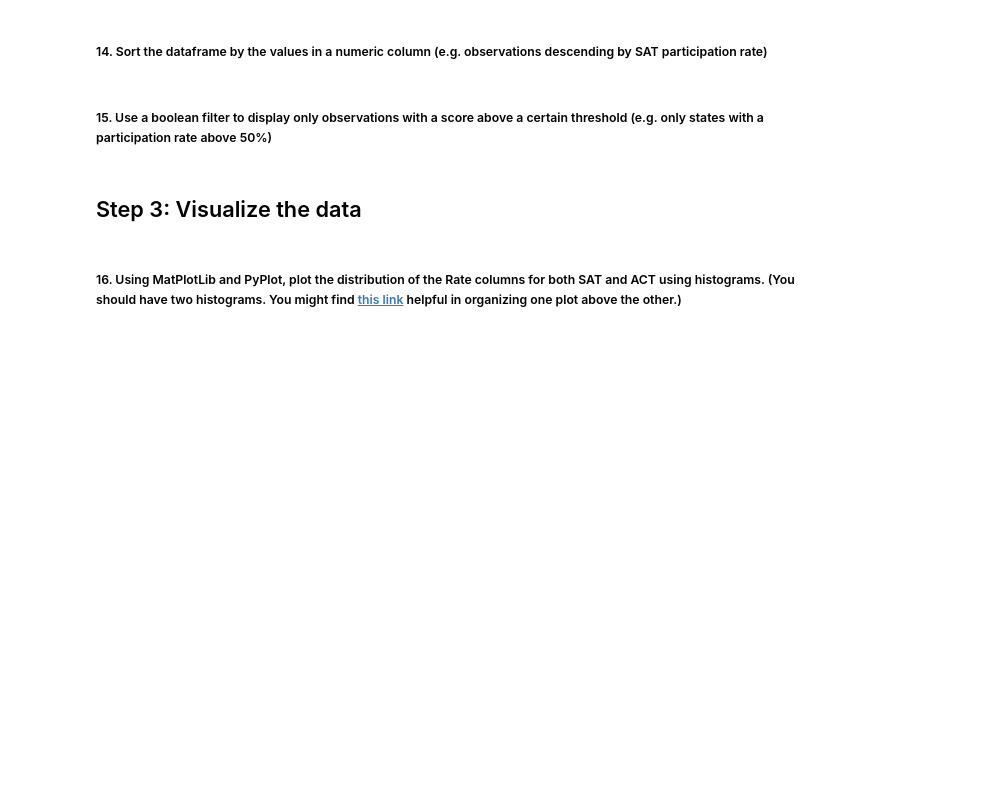
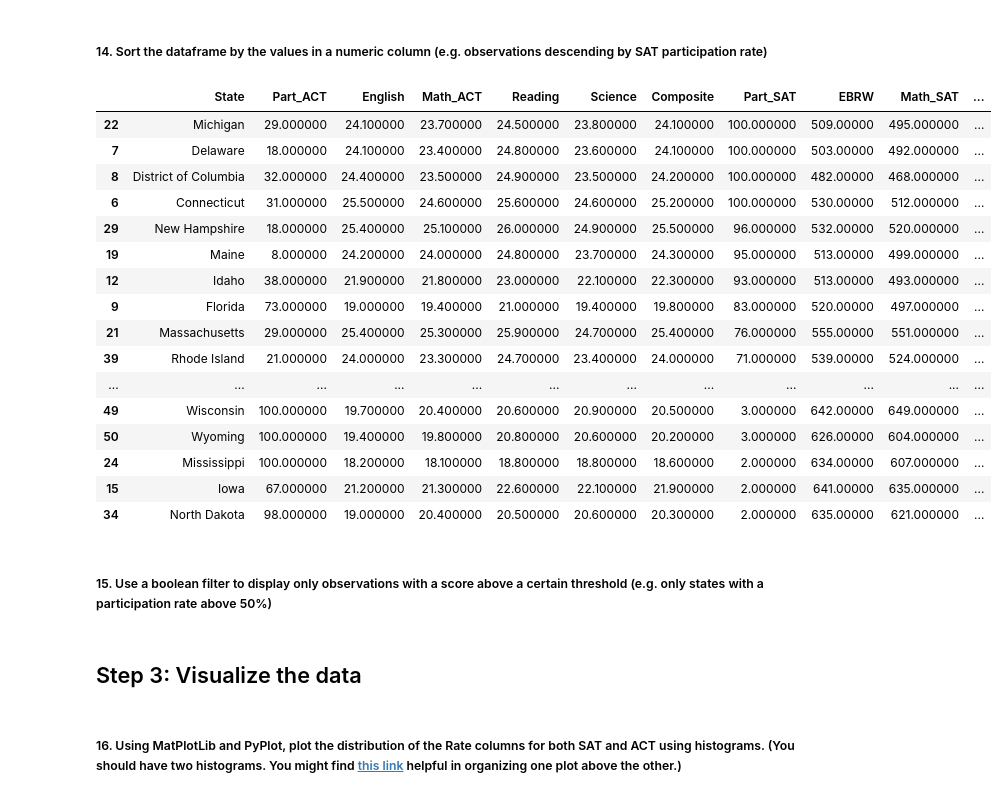
Before and after one commit to jacklittlefield/Project-1, a Jupyter notebook: code/starter-code.ipynb, the cells around one changed output. Cells and saved outputs as stored; diff of their text form; code cells hidden in the pictures; blank space fills up the shorter version.

```diff
--- a/code/starter-code.ipynb
+++ b/code/starter-code.ipynb
@@ -534,6 +518,24 @@ combined_2
 # %% [markdown]
 ##### 14. Sort the dataframe by the values in a numeric column (e.g. observations descending by SAT participation rate)
 # %%
-combined.sort_values("Part_SAT", ascending=False, inplace=True)
+combined.sort_values("Part_SAT", ascending=False, inplace=False)
+# %% [output]
+|  | State | Part_ACT | English | Math_ACT | Reading | Science | Composite | Part_SAT | EBRW | Math_SAT | ... |
+| 22 | Michigan | 29.000000 | 24.100000 | 23.700000 | 24.500000 | 23.800000 | 24.100000 | 100.000000 | 509.00000 | 495.000000 | ... |
+| 7 | Delaware | 18.000000 | 24.100000 | 23.400000 | 24.800000 | 23.600000 | 24.100000 | 100.000000 | 503.00000 | 492.000000 | ... |
+| 8 | District of Columbia | 32.000000 | 24.400000 | 23.500000 | 24.900000 | 23.500000 | 24.200000 | 100.000000 | 482.00000 | 468.000000 | ... |
+| 6 | Connecticut | 31.000000 | 25.500000 | 24.600000 | 25.600000 | 24.600000 | 25.200000 | 100.000000 | 530.00000 | 512.000000 | ... |
+| 29 | New Hampshire | 18.000000 | 25.400000 | 25.100000 | 26.000000 | 24.900000 | 25.500000 | 96.000000 | 532.00000 | 520.000000 | ... |
+| 19 | Maine | 8.000000 | 24.200000 | 24.000000 | 24.800000 | 23.700000 | 24.300000 | 95.000000 | 513.00000 | 499.000000 | ... |
+| 12 | Idaho | 38.000000 | 21.900000 | 21.800000 | 23.000000 | 22.100000 | 22.300000 | 93.000000 | 513.00000 | 493.000000 | ... |
+| 9 | Florida | 73.000000 | 19.000000 | 19.400000 | 21.000000 | 19.400000 | 19.800000 | 83.000000 | 520.00000 | 497.000000 | ... |
+| 21 | Massachusetts | 29.000000 | 25.400000 | 25.300000 | 25.900000 | 24.700000 | 25.400000 | 76.000000 | 555.00000 | 551.000000 | ... |
+| 39 | Rhode Island | 21.000000 | 24.000000 | 23.300000 | 24.700000 | 23.400000 | 24.000000 | 71.000000 | 539.00000 | 524.000000 | ... |
+| ... | ... | ... | ... | ... | ... | ... | ... | ... | ... | ... | ... |
+| 49 | Wisconsin | 100.000000 | 19.700000 | 20.400000 | 20.600000 | 20.900000 | 20.500000 | 3.000000 | 642.00000 | 649.000000 | ... |
+| 50 | Wyoming | 100.000000 | 19.400000 | 19.800000 | 20.800000 | 20.600000 | 20.200000 | 3.000000 | 626.00000 | 604.000000 | ... |
+| 24 | Mississippi | 100.000000 | 18.200000 | 18.100000 | 18.800000 | 18.800000 | 18.600000 | 2.000000 | 634.00000 | 607.000000 | ... |
+| 15 | Iowa | 67.000000 | 21.200000 | 21.300000 | 22.600000 | 22.100000 | 21.900000 | 2.000000 | 641.00000 | 635.000000 | ... |
+| 34 | North Dakota | 98.000000 | 19.000000 | 20.400000 | 20.500000 | 20.600000 | 20.300000 | 2.000000 | 635.00000 | 621.000000 | ... |
 # %% [markdown]
 ##### 15. Use a boolean filter to display only observations with a score above a certain threshold (e.g. only states with a participation rate above 50%)
```
Also changed, not shown: parts of 4 cells of this notebook.
